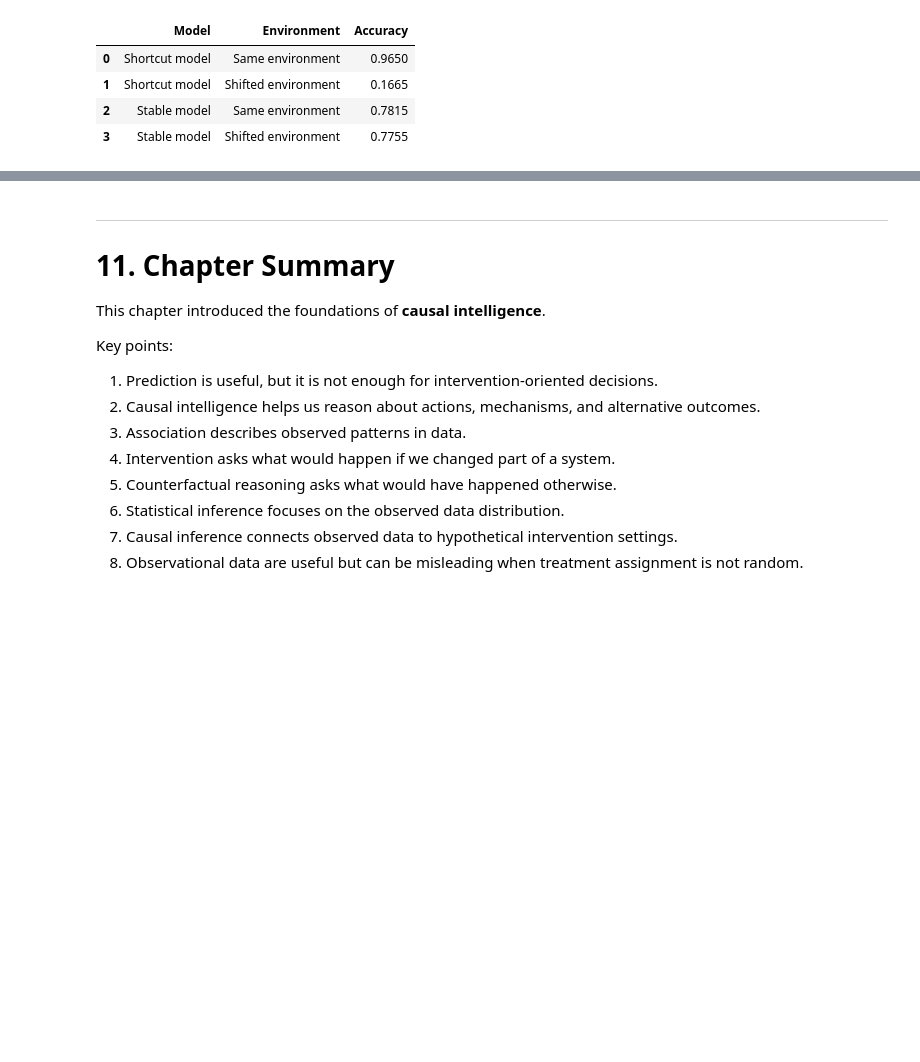
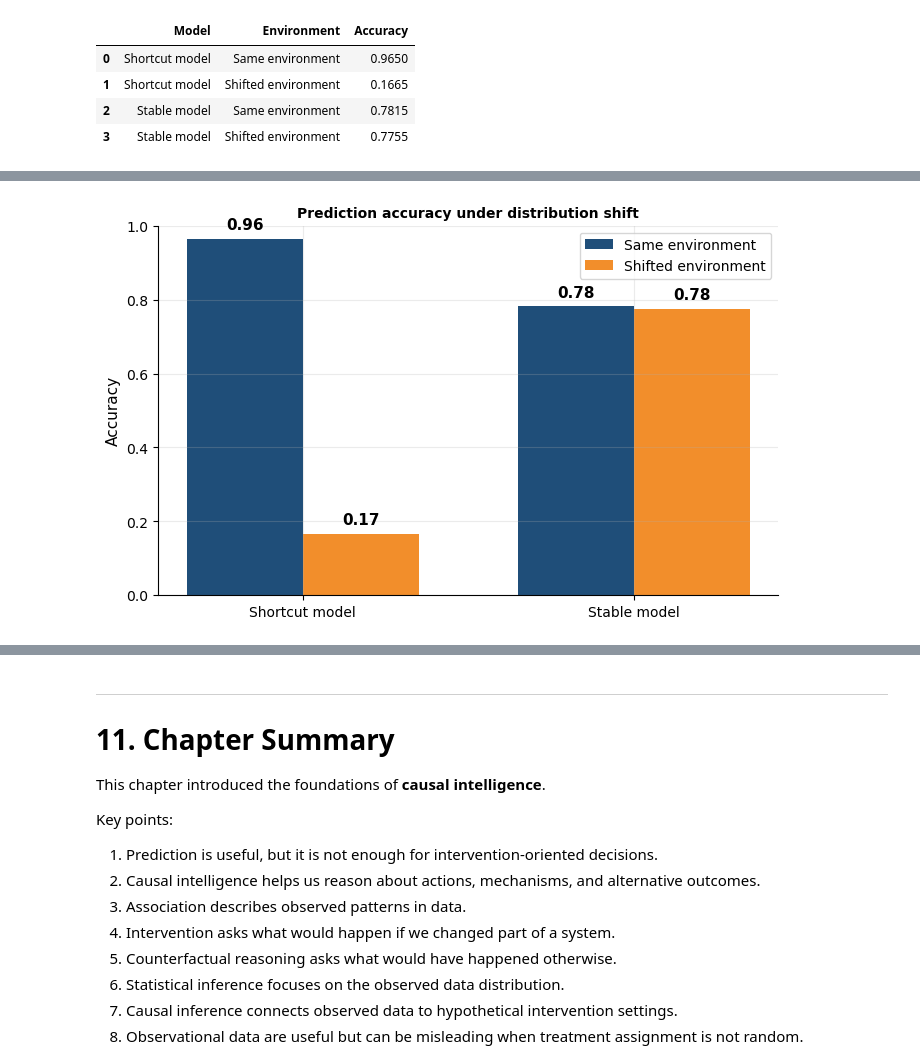
Before and after one commit to Ci2Lab/Causal-Intelligence-Course, a Jupyter notebook: Lectures/01_Foundations_of_Causal_Intelligence.ipynb, the cells around one changed output, grey strips where cells are left out. Drawn from its saved outputs; the diff is of its cells as text; code cells hidden in the pictures; blank space fills up the shorter version.

```diff
--- a/Lectures/01_Foundations_of_Causal_Intelligence.ipynb
+++ b/Lectures/01_Foundations_of_Causal_Intelligence.ipynb
@@ -2243,3 +2328,73 @@ plt.show()
+# %%
+# Compare model accuracy across environments
+
+fig, ax = plt.subplots(figsize=(8, 4.8))
+
+x = np.arange(2)
+width = 0.35
+
+same_acc = [
+    results[
+        (results["Model"] == "Shortcut model") &
+        (results["Environment"] == "Same environment")
+    ]["Accuracy"].iloc[0],
+    results[
+        (results["Model"] == "Stable model") &
+        (results["Environment"] == "Same environment")
+    ]["Accuracy"].iloc[0]
+]
+
+shift_acc = [
+    results[
+        (results["Model"] == "Shortcut model") &
+        (results["Environment"] == "Shifted environment")
+    ]["Accuracy"].iloc[0],
+    results[
+        (results["Model"] == "Stable model") &
+        (results["Environment"] == "Shifted environment")
+    ]["Accuracy"].iloc[0]
+]
+
+bars_same = ax.bar(
+    x - width/2,
+    same_acc,
+    width,
+    label="Same environment",
+    color=COLORS["navy"]
+)
+
+bars_shift = ax.bar(
+    x + width/2,
+    shift_acc,
+    width,
+    label="Shifted environment",
+    color=COLORS["orange"]
+)
+
+ax.set_xticks(x)
+ax.set_xticklabels(["Shortcut model", "Stable model"])
+ax.set_ylim(0, 1)
+ax.set_ylabel("Accuracy")
+ax.set_title("Prediction accuracy under distribution shift", fontsize=10, fontweight="bold")
+ax.legend()
+clean_axis(ax)
+
+# Add value labels
+for bars in [bars_same, bars_shift]:
+    for bar in bars:
+        height = bar.get_height()
+        ax.text(
+            bar.get_x() + bar.get_width() / 2,
+            height + 0.025,
+            f"{height:.2f}",
+            ha="center",
+            fontsize=11,
+            fontweight="bold"
+        )
+
+plt.show()
+# %% [output]
+[figure, added]
 # %% [markdown]
 ### Interpretation
 
```
Also changed, not shown: parts of 19 cells of this notebook.
